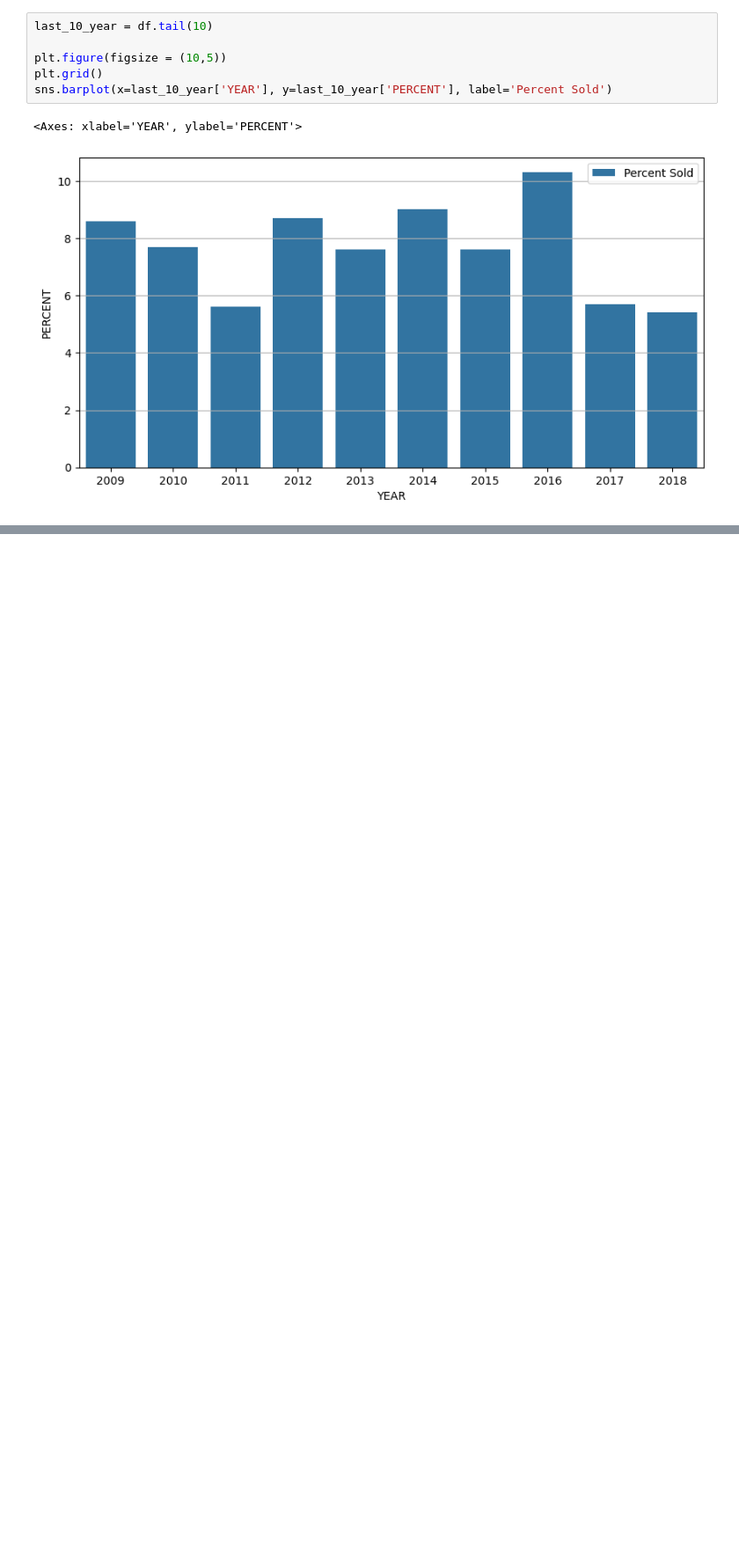
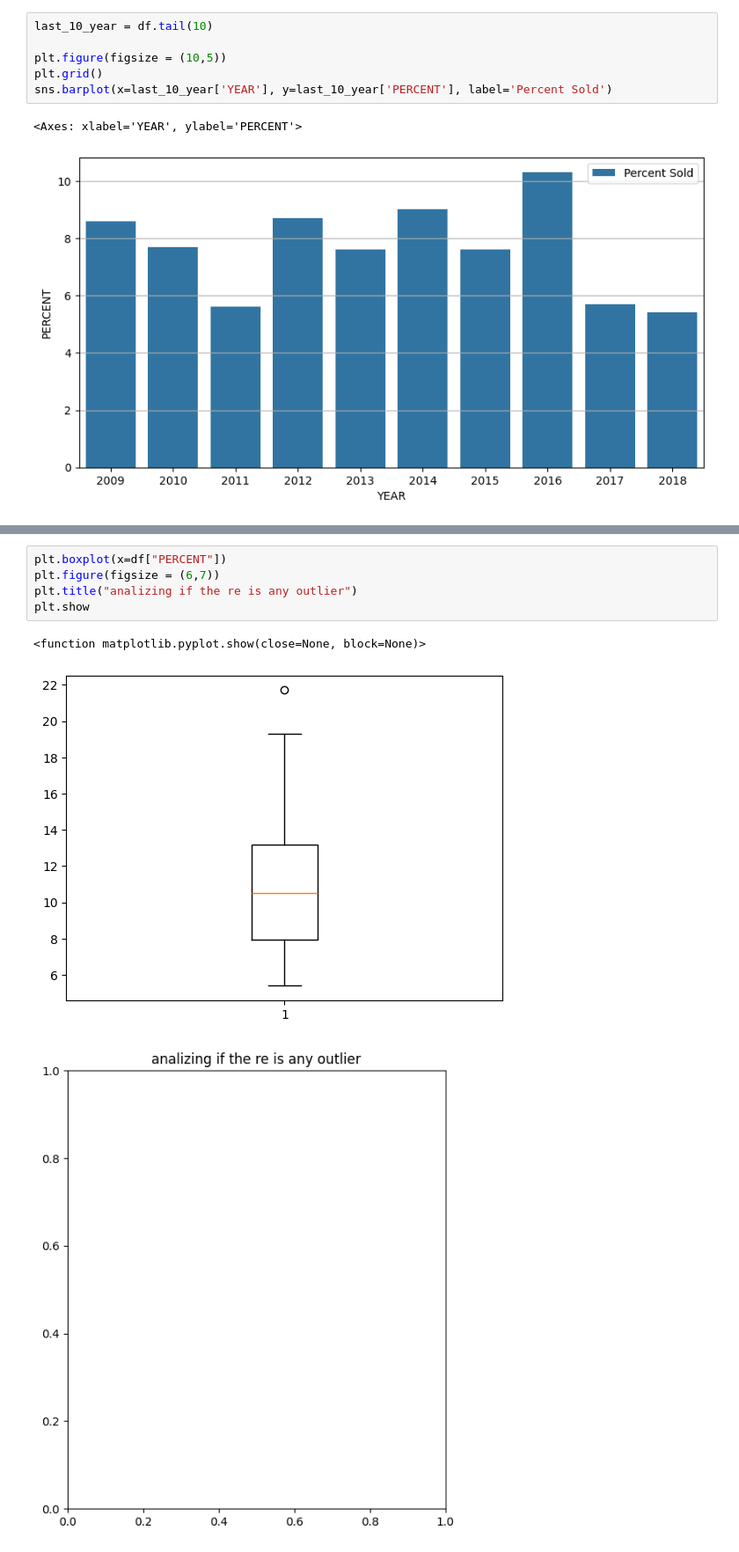
Before and after one commit to Harin22/exploratory-data-analysis-showcase, a Jupyter notebook: EDA_tobacco_sold_to_youth.ipynb, the cells around one changed output, grey strips where cells are left out. Shown: that part at 88% size. Drawn from its saved outputs; the diff is of its cells as text; blank space fills up the shorter version.

```diff
--- a/EDA_tobacco_sold_to_youth.ipynb
+++ b/EDA_tobacco_sold_to_youth.ipynb
@@ -109,3 +115,12 @@ print("the tobaco has been decreased over the year : ", rounded_final,"%")
 # %% [output]
 72.02072538860104
 the tobaco has been decreased over the year :  72.02 %
+# %%
+plt.boxplot(x=df["PERCENT"])
+plt.figure(figsize = (6,7))
+plt.title("analizing if the re is any outlier")
+plt.show
+# %% [output]
+<function matplotlib.pyplot.show(close=None, block=None)>
+[figure, added]
+[figure, added]
```
Also changed, not shown: parts of 6 cells of this notebook.
